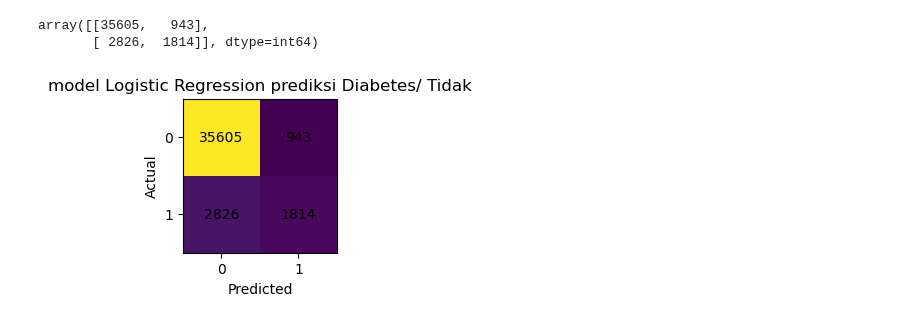
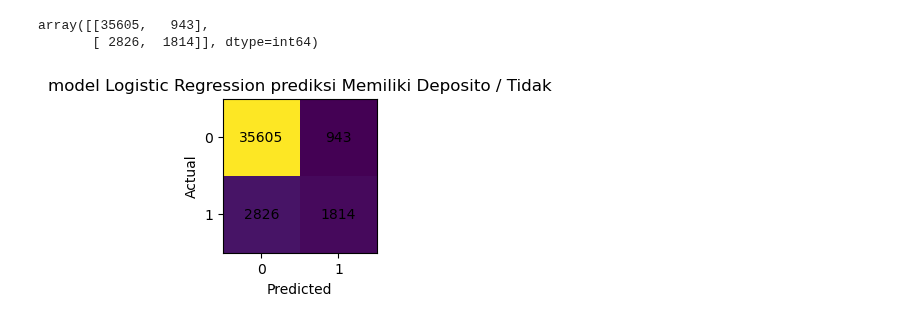
Before and after one commit to Ajhie1987/Python_Train, a Jupyter notebook: Fajri3.ipynb, the cells around one changed output. Saved outputs shown, nothing was run; the diff lists cells and outputs as text; code cells hidden in the pictures.

```diff
--- a/Fajri3.ipynb
+++ b/Fajri3.ipynb
@@ -100,21 +100,21 @@ array([[35605,   943],
 # %%
 def visualCM(df_baf2_target, pred_target, total_label=2, title=""):
   cm = confusion_matrix(df_baf2_target, pred_target)
   fig, ax = plt.subplots(figsize=(total_label, total_label))
   ax.imshow(cm)
   ax.grid(False)
   ticks = range(0, total_label)
   ax.xaxis.set(ticks=ticks, ticklabels=ticks)
   ax.yaxis.set(ticks=ticks, ticklabels=ticks)
   ax.set_ylim(total_label-0.5, -0.5)
   for i in range(total_label):
       for j in range(total_label):
           ax.text(j, i, cm[i, j], ha='center', va='center', color='black')
   plt.title(title)
   plt.xlabel("Predicted")
   plt.ylabel("Actual")
   plt.show()
 
-visualCM(df_baf2_target, pred_target, 2, "model Logistic Regression prediksi Diabetes/ Tidak")
+visualCM(df_baf2_target, pred_target, 2, "model Logistic Regression prediksi Memiliki Deposito / Tidak")
 # %% [output]
-[figure, old version]
+[figure, new version]
```
